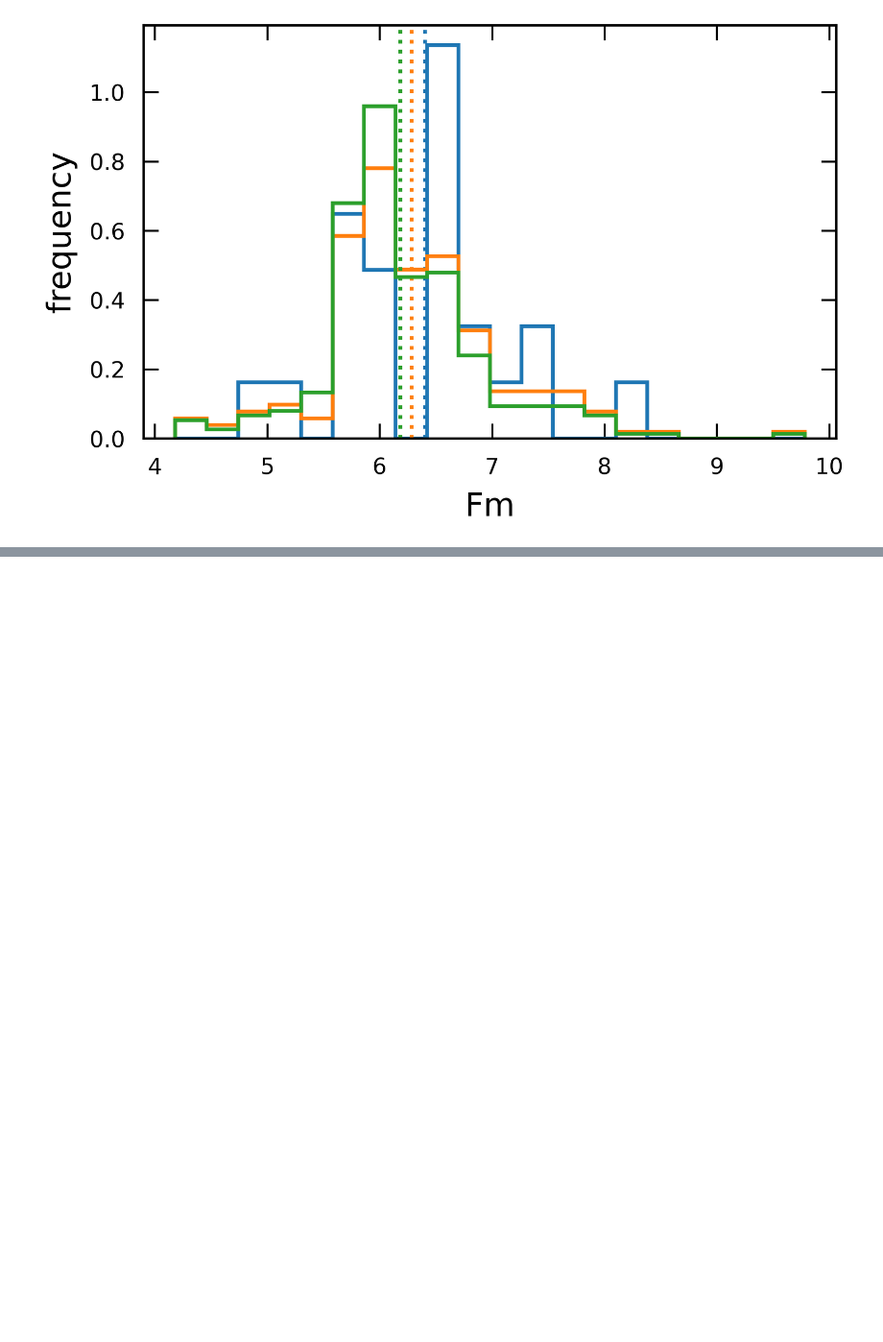
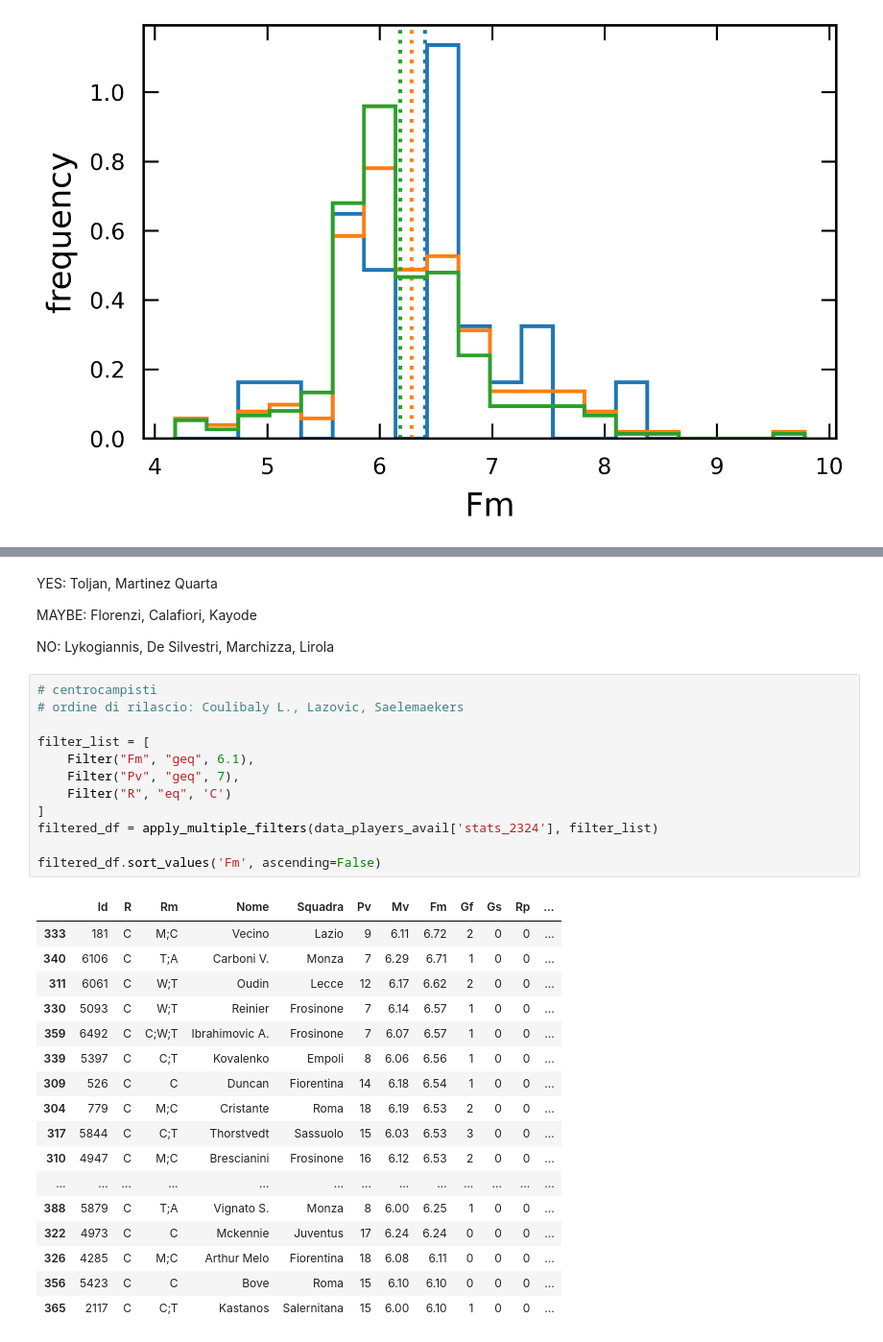
Before and after one commit to AndreaIncatasciato/fantacalcio, a Jupyter notebook: fantacalcio_analysis.ipynb, the cells around one changed output, grey strips where cells are left out. Shown at 96% size. Cells and saved outputs as stored; diff of their text form; blank space fills up the shorter version.

```diff
--- a/fantacalcio_analysis.ipynb
+++ b/fantacalcio_analysis.ipynb
@@ -455,0 +460,36 @@ Text(0, 0.5, 'frequency')
+# %% [markdown]
+YES: Toljan, Martinez Quarta
+
+MAYBE: Florenzi, Calafiori, Kayode
+
+NO: Lykogiannis, De Silvestri, Marchizza, Lirola
+# %%
+# centrocampisti
+# ordine di rilascio: Coulibaly L., Lazovic, Saelemaekers
+
+filter_list = [
+    Filter("Fm", "geq", 6.1),
+    Filter("Pv", "geq", 7),
+    Filter("R", "eq", 'C')
+]
+filtered_df = apply_multiple_filters(data_players_avail['stats_2324'], filter_list)
+
+filtered_df.sort_values('Fm', ascending=False)
+# %% [output]
+|  | Id | R | Rm | Nome | Squadra | Pv | Mv | Fm | Gf | Gs | Rp | ... |
+| 333 | 181 | C | M;C | Vecino | Lazio | 9 | 6.11 | 6.72 | 2 | 0 | 0 | ... |
+| 340 | 6106 | C | T;A | Carboni V. | Monza | 7 | 6.29 | 6.71 | 1 | 0 | 0 | ... |
+| 311 | 6061 | C | W;T | Oudin | Lecce | 12 | 6.17 | 6.62 | 2 | 0 | 0 | ... |
+| 330 | 5093 | C | W;T | Reinier | Frosinone | 7 | 6.14 | 6.57 | 1 | 0 | 0 | ... |
+| 359 | 6492 | C | C;W;T | Ibrahimovic A. | Frosinone | 7 | 6.07 | 6.57 | 1 | 0 | 0 | ... |
+| 339 | 5397 | C | C;T | Kovalenko | Empoli | 8 | 6.06 | 6.56 | 1 | 0 | 0 | ... |
+| 309 | 526 | C | C | Duncan | Fiorentina | 14 | 6.18 | 6.54 | 1 | 0 | 0 | ... |
+| 304 | 779 | C | M;C | Cristante | Roma | 18 | 6.19 | 6.53 | 2 | 0 | 0 | ... |
+| 317 | 5844 | C | C;T | Thorstvedt | Sassuolo | 15 | 6.03 | 6.53 | 3 | 0 | 0 | ... |
+| 310 | 4947 | C | M;C | Brescianini | Frosinone | 16 | 6.12 | 6.53 | 2 | 0 | 0 | ... |
+| ... | ... | ... | ... | ... | ... | ... | ... | ... | ... | ... | ... | ... |
+| 388 | 5879 | C | T;A | Vignato S. | Monza | 8 | 6.00 | 6.25 | 1 | 0 | 0 | ... |
+| 322 | 4973 | C | C | Mckennie | Juventus | 17 | 6.24 | 6.24 | 0 | 0 | 0 | ... |
+| 326 | 4285 | C | M;C | Arthur Melo | Fiorentina | 18 | 6.08 | 6.11 | 0 | 0 | 0 | ... |
+| 356 | 5423 | C | C | Bove | Roma | 15 | 6.10 | 6.10 | 0 | 0 | 0 | ... |
+| 365 | 2117 | C | C;T | Kastanos | Salernitana | 15 | 6.00 | 6.10 | 1 | 0 | 0 | ... |
```
Also changed, not shown: parts of 8 cells of this notebook.
